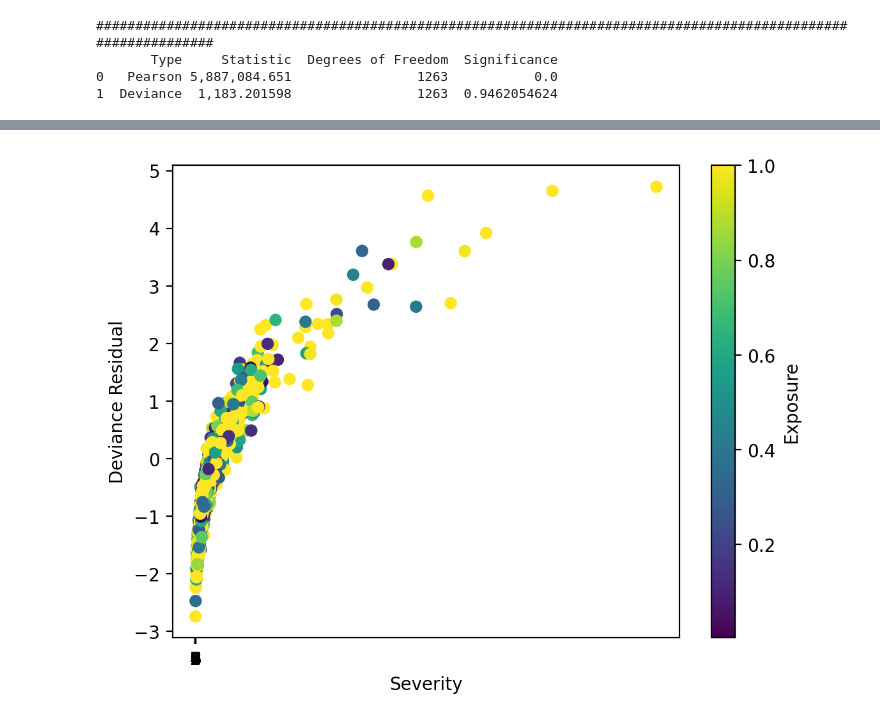
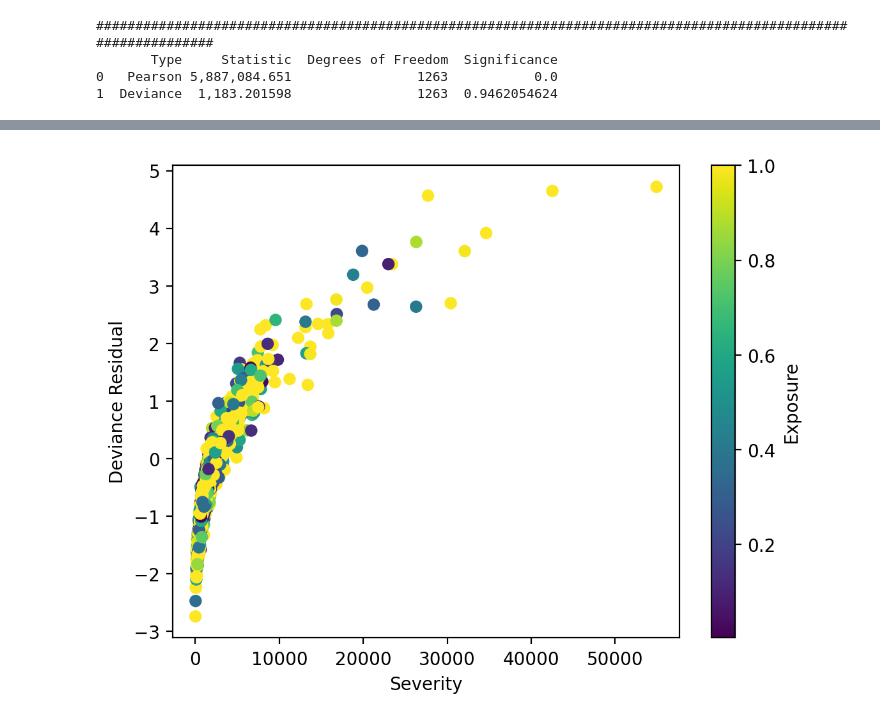
Before and after one commit to vishal-parameswaran/University-of-Chicago, a Jupyter notebook: Linear-Non Linear Models/Assignment 4/Assignment_4.ipynb, the cells around one changed output, grey strips where cells are left out. Cells and saved outputs as stored; diff of their text form; code cells hidden in the pictures.

```diff
--- a/Linear-Non Linear Models/Assignment 4/Assignment_4.ipynb
+++ b/Linear-Non Linear Models/Assignment 4/Assignment_4.ipynb
@@ -36,7 +36,7 @@ claim_history[["BLUEBOOK", "HOME_VAL", "INCOME"]] = claim_history[["BLUEBOOK", "
 claim_history[target] = np.where(claim_history['CLM_COUNT']>0,(claim_history['CLM_AMT']/claim_history['CLM_COUNT']),np.nan)
 # %%
 train_data = claim_history[claim_history['CLM_COUNT'] != np.nan]
-train_data = train_data[[target] + [exposure] + int_pred]  # Only necessary
+train_data = train_data[[target] + [exposure] + int_pred + ["CLM_COUNT"]]  # Only necessary
 train_data = train_data.dropna().reset_index()  # Remove missing values
 train_data.head()
 # %% [output]
@@ -88,6 +88,7 @@ def create_categorical_value(dfs, column_name):
     u_freq = u.value_counts(ascending=True)
     pm = u.cat.reorder_categories(list(u_freq.index))
     term_df_type = pandas.get_dummies(pm)
+    term_df_type = term_df_type.add_suffix("_"+column_name)
     return term_df_type
 # %%
 def run_against_all(dfs, init_cols, categorical_cols, previous_train, output_train, ll, dv):
@@ -330,13 +331,13 @@ plt.show()
 # %%
 # Question 4.2
 plt.figure(dpi=200)
 sg = plt.scatter(y_train, devResid, c=train_data[exposure], marker='o', cmap="viridis")
 plt.xlabel('Severity')
 plt.ylabel('Deviance Residual')
-plt.xticks(range(10))
+plt.xticks(range(0,round(train_data["SEVERITY"].max()),10000))
 plt.grid(axis='both')
 plt.colorbar(sg, label='Exposure')
 plt.grid()
 plt.show()
 # %% [output]
-[figure, old version]
+[figure, new version]
```
Also changed, not shown: parts of 5 cells of this notebook.
